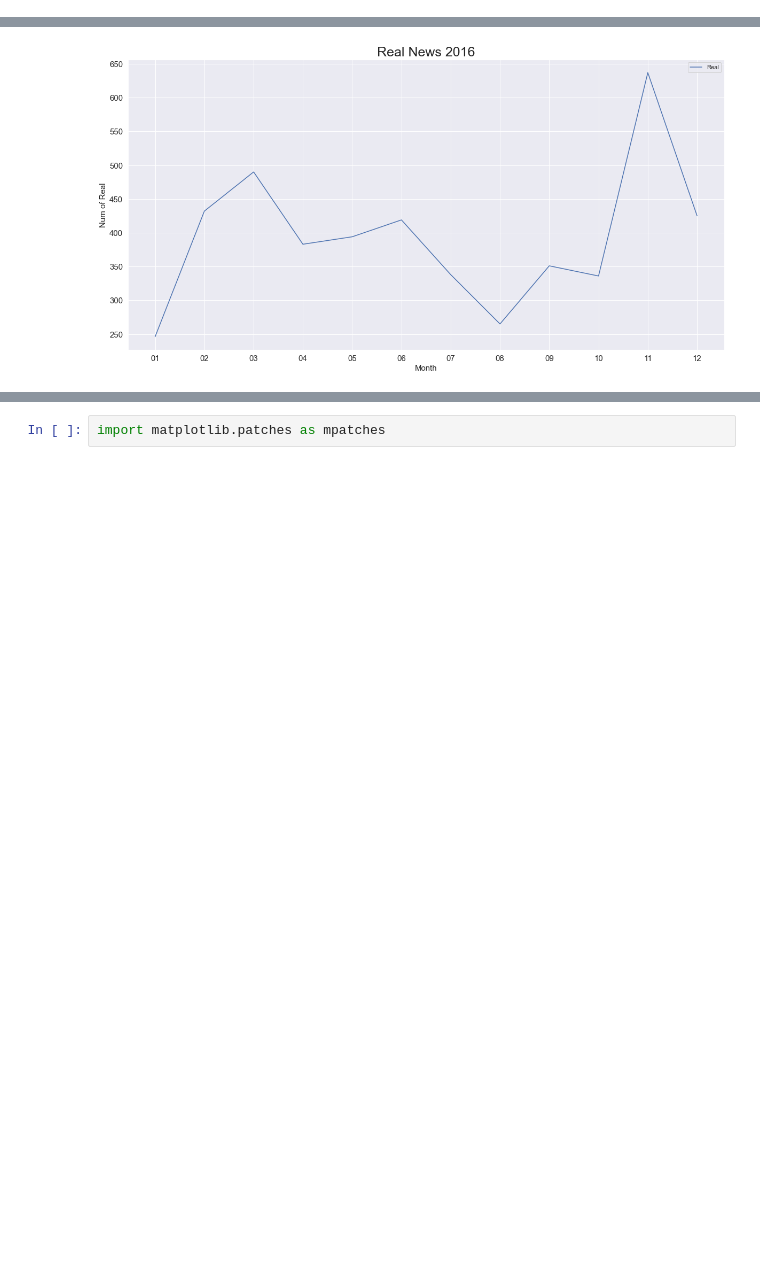
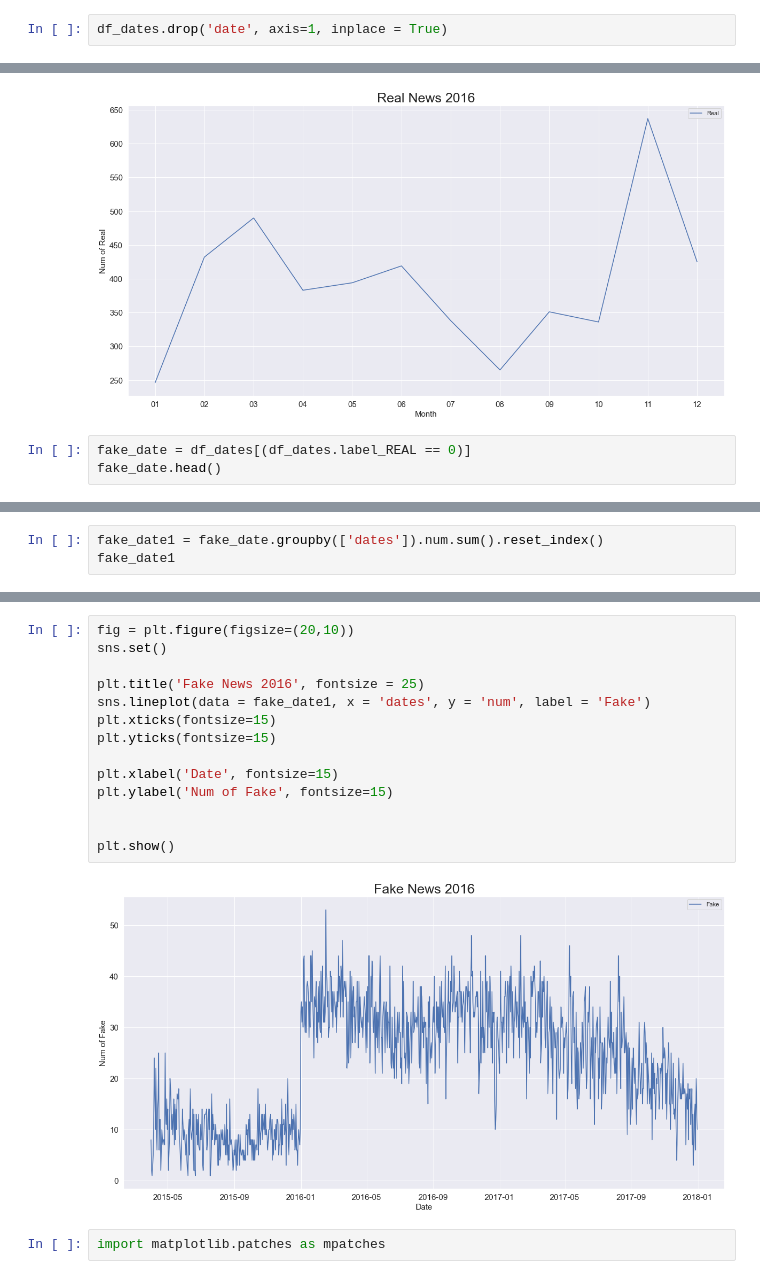
Before and after one commit to chrisvinhston/Fake_News, a Jupyter notebook: fake_news.ipynb, the cells around one changed output, grey strips where cells are left out. Cells and saved outputs as stored; diff of their text form; blank space fills up the shorter version.

Commit message:
reupdate the fake_news notebook

```diff
--- a/fake_news.ipynb
+++ b/fake_news.ipynb
@@ -494,0 +493,2 @@ df_dates.shape
+# %%
+df_dates.drop('date', axis=1, inplace = True)
@@ -606,3 +629,6 @@ plt.ylabel('Num of Real', fontsize=15)
 plt.show()
 # %% [output]
 [figure]
+# %%
+fake_date = df_dates[(df_dates.label_REAL == 0)]
+fake_date.head()
@@ -608,0 +642,3 @@ plt.show()
+# %%
+fake_date1 = fake_date.groupby(['dates']).num.sum().reset_index()
+fake_date1
@@ -609,3 +659,19 @@ plt.show()
+# %%
+fig = plt.figure(figsize=(20,10))
+sns.set()
+
+plt.title('Fake News 2016', fontsize = 25)
+sns.lineplot(data = fake_date1, x = 'dates', y = 'num', label = 'Fake')
+plt.xticks(fontsize=15)
+plt.yticks(fontsize=15)
+
+plt.xlabel('Date', fontsize=15)
+plt.ylabel('Num of Fake', fontsize=15)
+
+
+plt.show()
+# %% [output]
+[figure, added]
 # %%
 import matplotlib.patches as mpatches
 # %%
```
Also changed, not shown: parts of 54 cells of this notebook.
